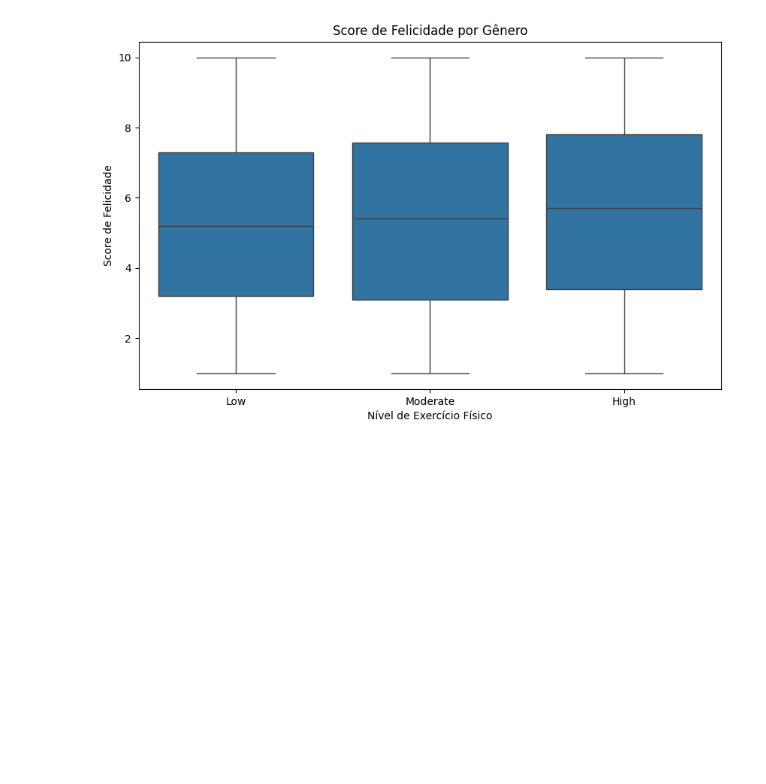
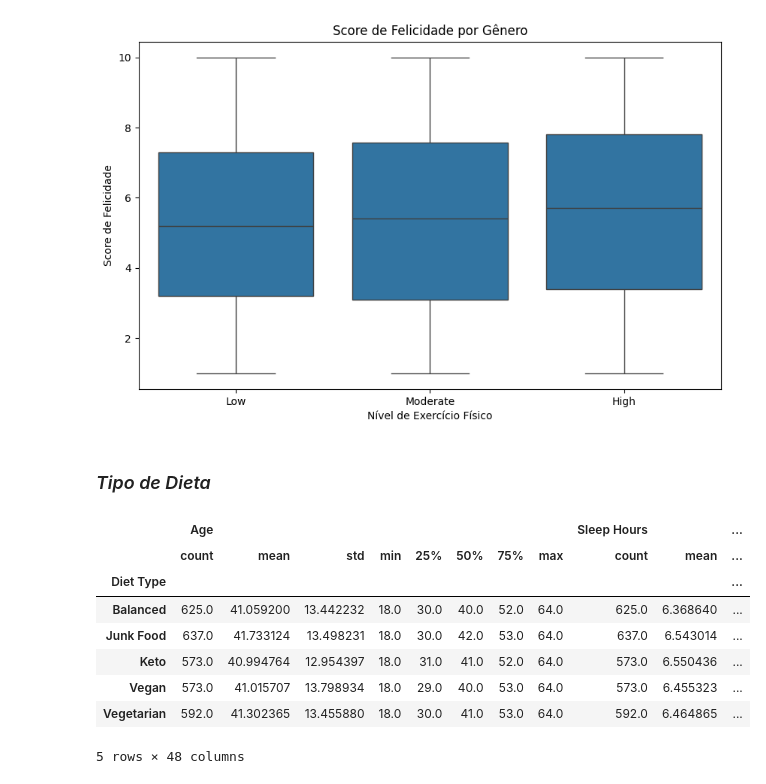
Before and after one commit to hugocfrias/hugocfrias-MVP, a Jupyter notebook: Untitled5.ipynb, the cells around one changed output. Saved outputs shown, nothing was run; the diff lists cells and outputs as text; code cells hidden in the pictures; blank space fills up the shorter version.

```diff
--- a/Untitled5.ipynb
+++ b/Untitled5.ipynb
@@ -366,3 +372,18 @@ plt.ylabel('Score de Felicidade')
 plt.show()
 # %% [output]
 [figure]
+# %% [markdown]
+### *Tipo de Dieta*
+# %%
+# Estatísticas descritivas agrupadas Tipo de Dieta
+sleep_cycle.groupby('Diet Type').describe()
+# %% [output]
+|  | Age |  |  |  |  |  |  |  | Sleep Hours |  | ... |
+|  | count | mean | std | min | 25% | 50% | 75% | max | count | mean | ... |
+| Diet Type |  |  |  |  |  |  |  |  |  |  | ... |
+| Balanced | 625.0 | 41.059200 | 13.442232 | 18.0 | 30.0 | 40.0 | 52.0 | 64.0 | 625.0 | 6.368640 | ... |
+| Junk Food | 637.0 | 41.733124 | 13.498231 | 18.0 | 30.0 | 42.0 | 53.0 | 64.0 | 637.0 | 6.543014 | ... |
+| Keto | 573.0 | 40.994764 | 12.954397 | 18.0 | 31.0 | 41.0 | 52.0 | 64.0 | 573.0 | 6.550436 | ... |
+| Vegan | 573.0 | 41.015707 | 13.798934 | 18.0 | 29.0 | 40.0 | 53.0 | 64.0 | 573.0 | 6.455323 | ... |
+| Vegetarian | 592.0 | 41.302365 | 13.455880 | 18.0 | 30.0 | 41.0 | 53.0 | 64.0 | 592.0 | 6.464865 | ... |
+5 rows × 48 columns
```
Also changed, not shown: parts of 10 cells of this notebook.
